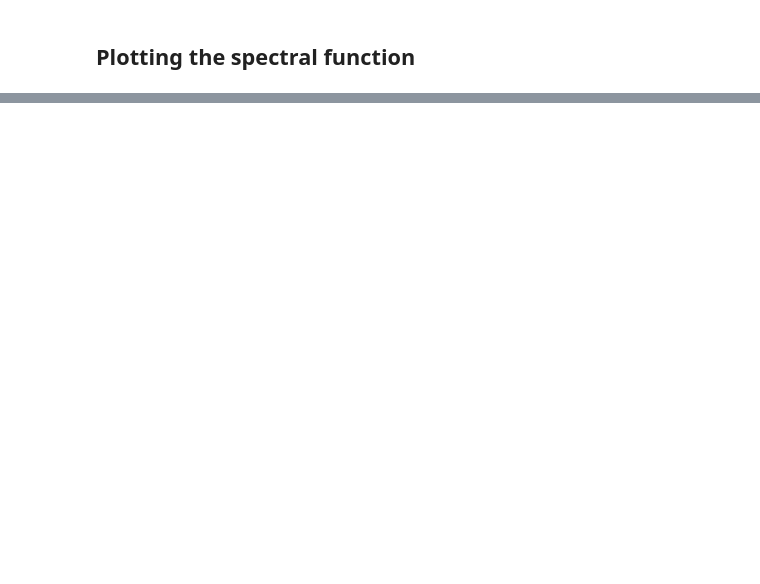
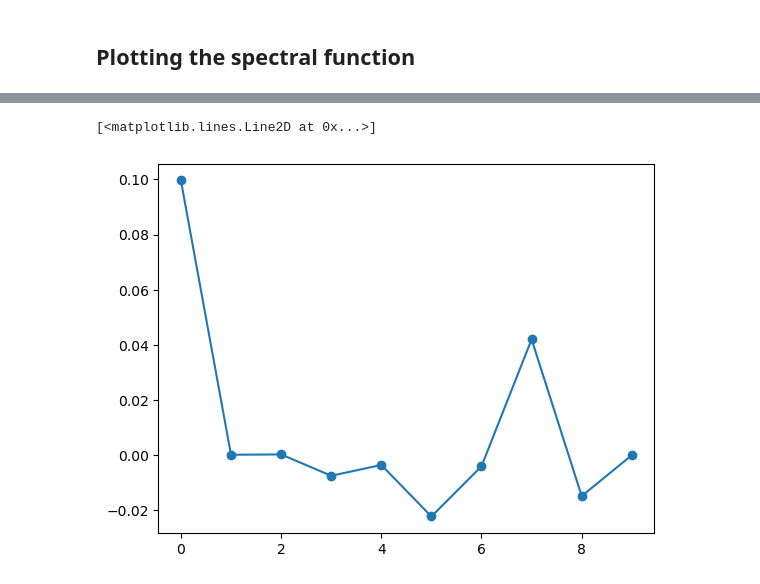
Before and after one commit to dpreuo/alter_surf, a Jupyter notebook: surface_2orbitals.ipynb, the cells around one changed output, grey strips where cells are left out. Cells and saved outputs as stored; diff of their text form; code cells hidden in the pictures; blank space fills up the shorter version.

```diff
--- a/surface_2orbitals.ipynb
+++ b/surface_2orbitals.ipynb
@@ -193,0 +193,31 @@ im = ax.imshow(spectral_density,extent=(-pi,pi,-pi,pi),origin='lower',cmap=cmap,
+# %%
+#setting parameters
+Lq = 40 #number of k-points in each direction
+Hamiltonian_fct = H_2orb_3D
+paramS1 = dict(len_z=20,t1=1,t2=0.5,mu=-3,m=0.6,t3=0,tz=1,tzp=0,PBC=False,Q_z=pi)
+
+param = paramS1
+
+# Calculate spin conductivity
+Gamma = 5e-2
+kmesh_BZ = sample_BZ(Lq) #you need to work with the right BZ: No translation symmetry breaking -> full BZ
+layer = 0
+proj_2layers = projector2layer(layer,len_z=param['len_z'])+projector2layer(layer+1,len_z=param['len_z'])
+Spin_op_layer = np.kron(proj_2layers,Spin_operator) #projected spin_operator
+spin_cond = conductivity(Hamiltonian_fct,Hparam=param,Gamma=Gamma,operator=Spin_op_layer,kmesh_BZ=kmesh_BZ,optimize='path')
+spin_cond
+# %%
+layers = np.arange(len_z//2)
+spin_cond00 = []
+
+
+for layer in layers:
+    proj_2layers = projector2layer(layer,len_z=param['len_z'])+projector2layer(layer+1,len_z=param['len_z'])
+    Spin_op_layer = np.kron(proj_2layers,Spin_operator) #projected spin_operator
+    spin_cond = conductivity(Hamiltonian_fct,Hparam=param,Gamma=Gamma,operator=Spin_op_layer,kmesh_BZ=kmesh_BZ,optimize='path')
+    spin_cond00.append(spin_cond[0,0])
+# %%
+plt.plot(layers,spin_cond00,'o-')
+# %% [output]
+[<matplotlib.lines.Line2D at 0x...>]
+[figure, added]
```
Also changed, not shown: parts of 7 cells of this notebook, 6 other files.
